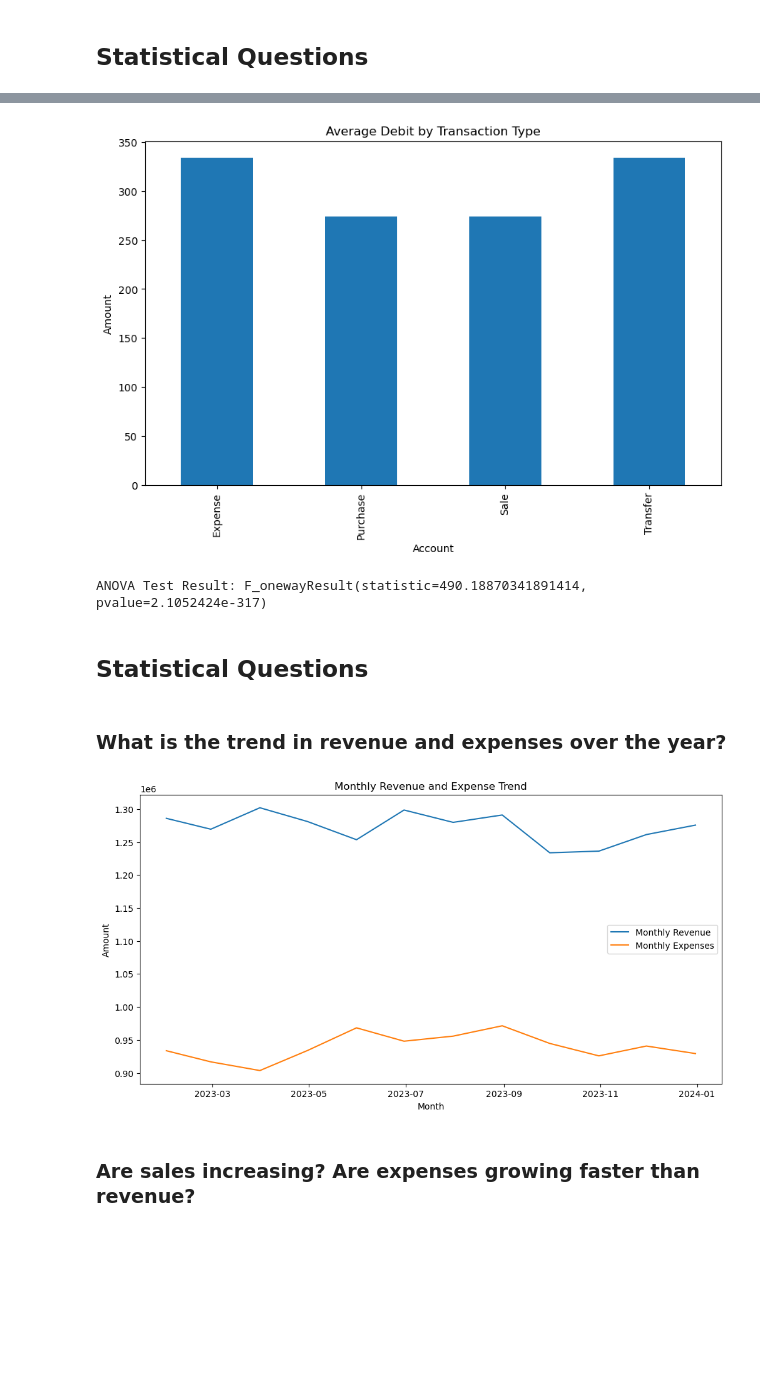
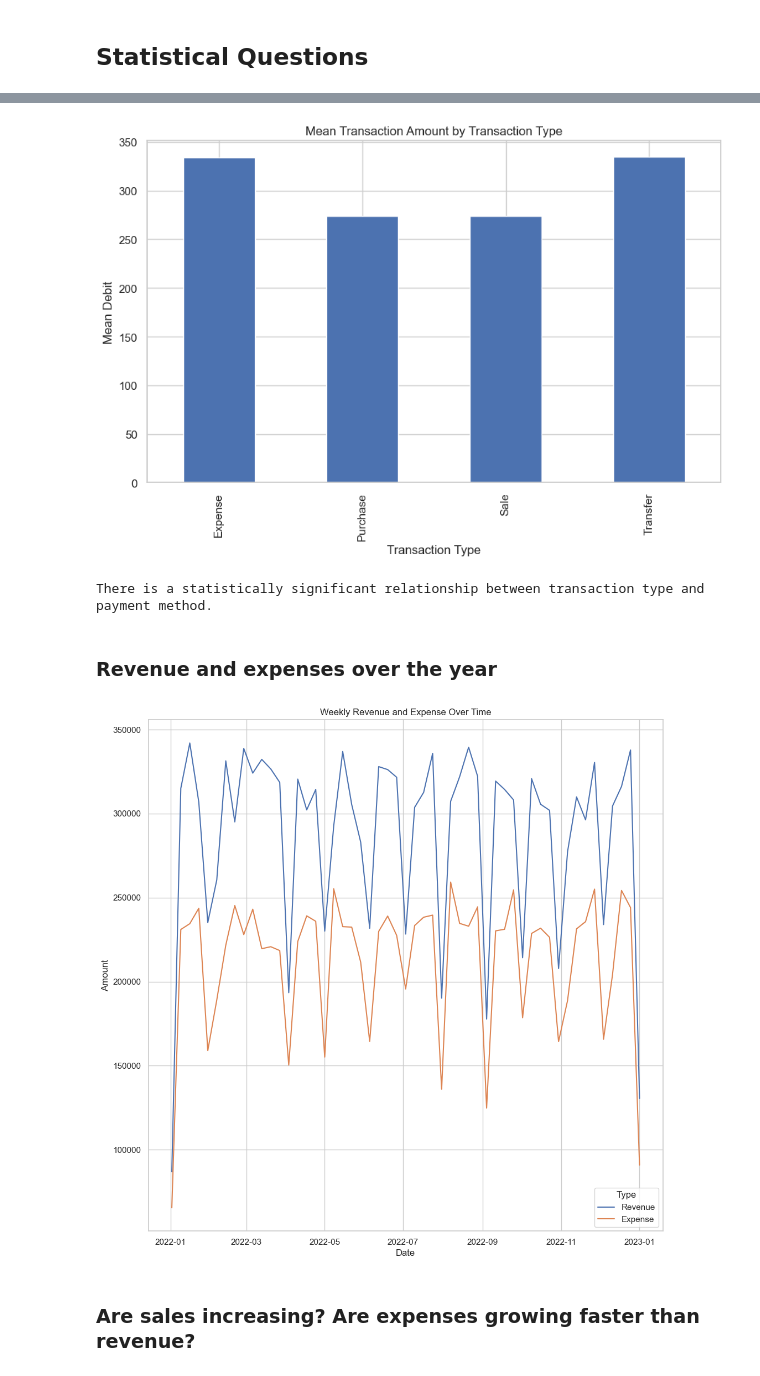
Before and after one commit to mishasinitcyn/Zero-Day-Close, a Jupyter notebook: EDA/Financial Accounting EDA.ipynb, the cells around one changed output, grey strips where cells are left out. Cells and saved outputs as stored; diff of their text form; code cells hidden in the pictures; blank space fills up the shorter version.

```diff
--- a/EDA/Financial Accounting EDA.ipynb
+++ b/EDA/Financial Accounting EDA.ipynb
@@ -382,0 +432,9 @@ plt.show()
+# %%
+debits_df = df[(df['Debit'] > 0)]
+sns.set_theme(style="whitegrid")
+g = sns.displot(data=debits_df, x='Debit', hue='Category', kind='kde', multiple="fill",
+                palette="ch:rot=-.25,hue=1,light=.75", height=8)
+plt.title('Density Plot of Debit Amount by Category')
+plt.xlabel('Debit Amount by Category')
+plt.ylabel('Density')
+plt.show()
@@ -382,0 +443,9 @@ plt.show()
+# %%
+debits_df = df[(df['Credit'] > 0)]
+sns.set_theme(style="whitegrid")
+g = sns.displot(data=debits_df, x='Credit', hue='Category', kind='kde', multiple="fill",
+                palette="ch:rot=-.25,hue=1,light=.75", height=8)
+plt.title('Density Plot of Credit Amount by Category')
+plt.xlabel('Credit Amount by Category')
+plt.ylabel('Density')
+plt.show()
@@ -427,46 +489,49 @@ In accounting, credit entries to revenue accounts signify an increase in revenue
 # %%
-average_transaction_amounts = df.groupby('Transaction_Type')['Debit'].mean()
+average_transaction_amounts = df.groupby('Transaction Type')['Debit'].mean()
 
-anova_results = stats.f_oneway(df[df['Transaction_Type'] == 'Sale']['Debit'],
-                               df[df['Transaction_Type'] == 'Purchase']['Debit'],
-                               df[df['Transaction_Type'] == 'Transfer']['Debit'],
-                               df[df['Transaction_Type'] == 'Expense']['Debit'])
+f_value, p_value = stats.f_oneway(df[df['Transaction Type'] == 'Sale']['Debit'],
+                               df[df['Transaction Type'] == 'Purchase']['Debit'],
+                               df[df['Transaction Type'] == 'Transfer']['Debit'],
+                               df[df['Transaction Type'] == 'Expense']['Debit'])
 
 
 average_transaction_amounts.plot(kind='bar', figsize=(10, 6))
-plt.title('Average Debit by Transaction Type')
-plt.xlabel('Account')
-plt.ylabel('Amount')
+plt.title('Mean Transaction Amount by Transaction Type')
+plt.xlabel('Transaction Type')
+plt.ylabel('Mean Debit')
 plt.show()
-print("ANOVA Test Result:", anova_results)
+
+if p_value < 0.05:
+    print("There is a statistically significant relationship between transaction type and payment method.")
+else:
+    print("There is no statistically significant relationship between transaction type and payment method.")
 # %% [output]
-[figure, old version]
+[figure, new version]
-ANOVA Test Result: F_onewayResult(statistic=490.18870341891414, pvalue=2.1052424e-317)
+There is a statistically significant relationship between transaction type and payment method.
-# %% [markdown]
-## Statistical Questions
 # %% [markdown]
-### What is the trend in revenue and expenses over the year?
+### Revenue and expenses over the year
 # %%
 df_trend = df.copy()
 df_trend['Date'] = pd.to_datetime(df_trend['Date'])
-
 df_trend.set_index('Date', inplace=True)
 
 revenue_df = df_trend[df_trend['Category'] == 'Revenue']
 expense_df = df_trend[df_trend['Category'] == 'Expense']
+daily_revenue = revenue_df.resample('W').sum()['Credit']
+daily_expense = expense_df.resample('W').sum()['Debit']
 
-monthly_revenue = revenue_df.resample('M')['Credit'].sum()
-monthly_expenses = expense_df.resample('M')['Debit'].sum()
+combined_df = pd.DataFrame({'Revenue': daily_revenue, 'Expense': daily_expense}).fillna(0)
+combined_df = combined_df.reset_index()
 
-plt.figure(figsize=(12, 6))
-plt.plot(monthly_revenue.index, monthly_revenue.values, label='Monthly Revenue')
-plt.plot(monthly_expenses.index, monthly_expenses.values, label='Monthly Expenses')
-plt.title('Monthly Revenue and Expense Trend')
-plt.xlabel('Month')
+sns.set(style="whitegrid")
+plt.figure(figsize=(12, 12))
+sns.lineplot(x='Date', y='value', hue='variable', data=pd.melt(combined_df, ['Date']))
+plt.title('Weekly Revenue and Expense Over Time')
+plt.xlabel('Date')
 plt.ylabel('Amount')
-plt.legend()
+plt.legend(title='Type')
 plt.show()
 # %% [output]
-[figure, old version]
+[figure, new version]
 # %% [markdown]
 ### Are sales increasing? Are expenses growing faster than revenue?
```
Also changed, not shown: parts of 37 cells of this notebook, 2 other files.
